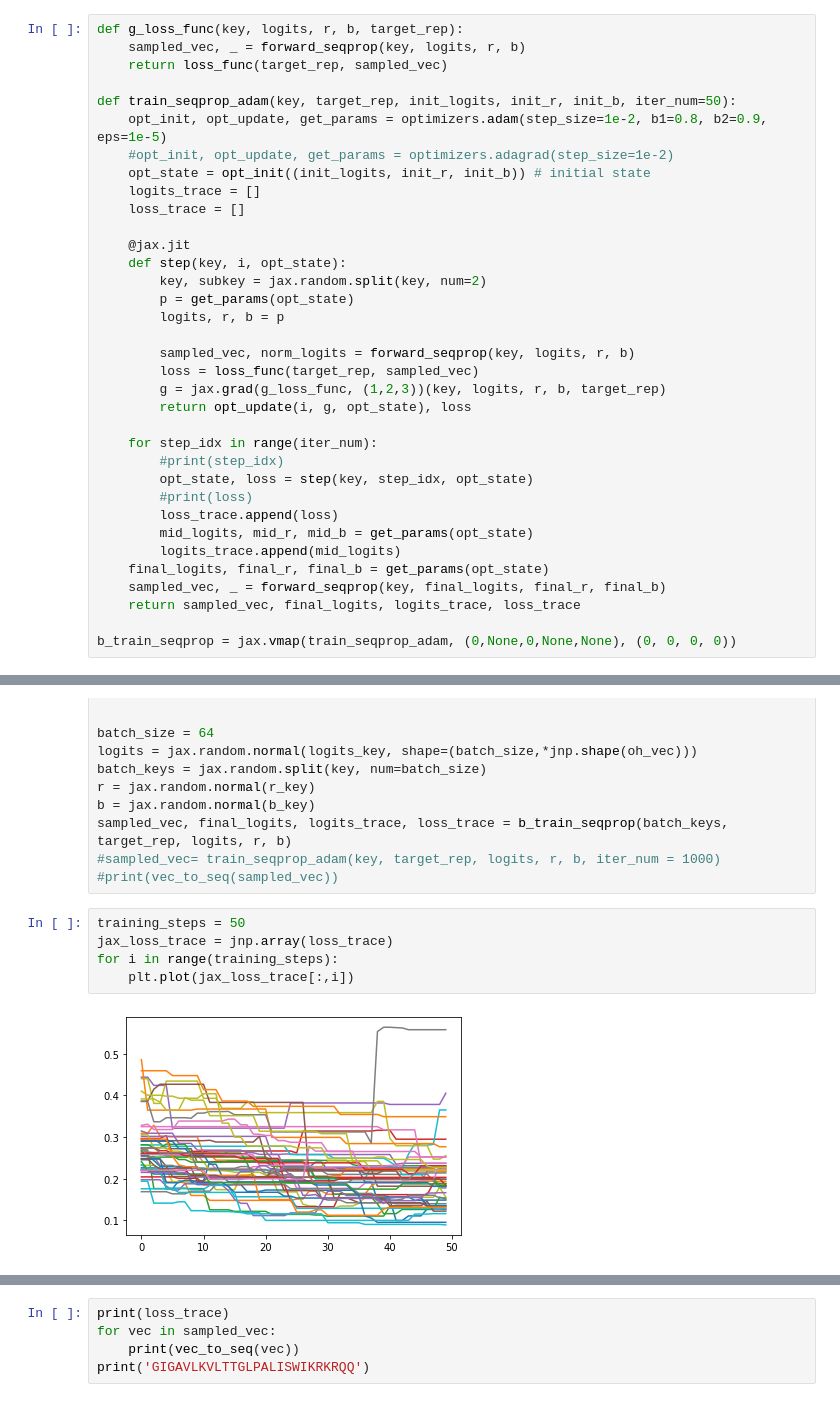
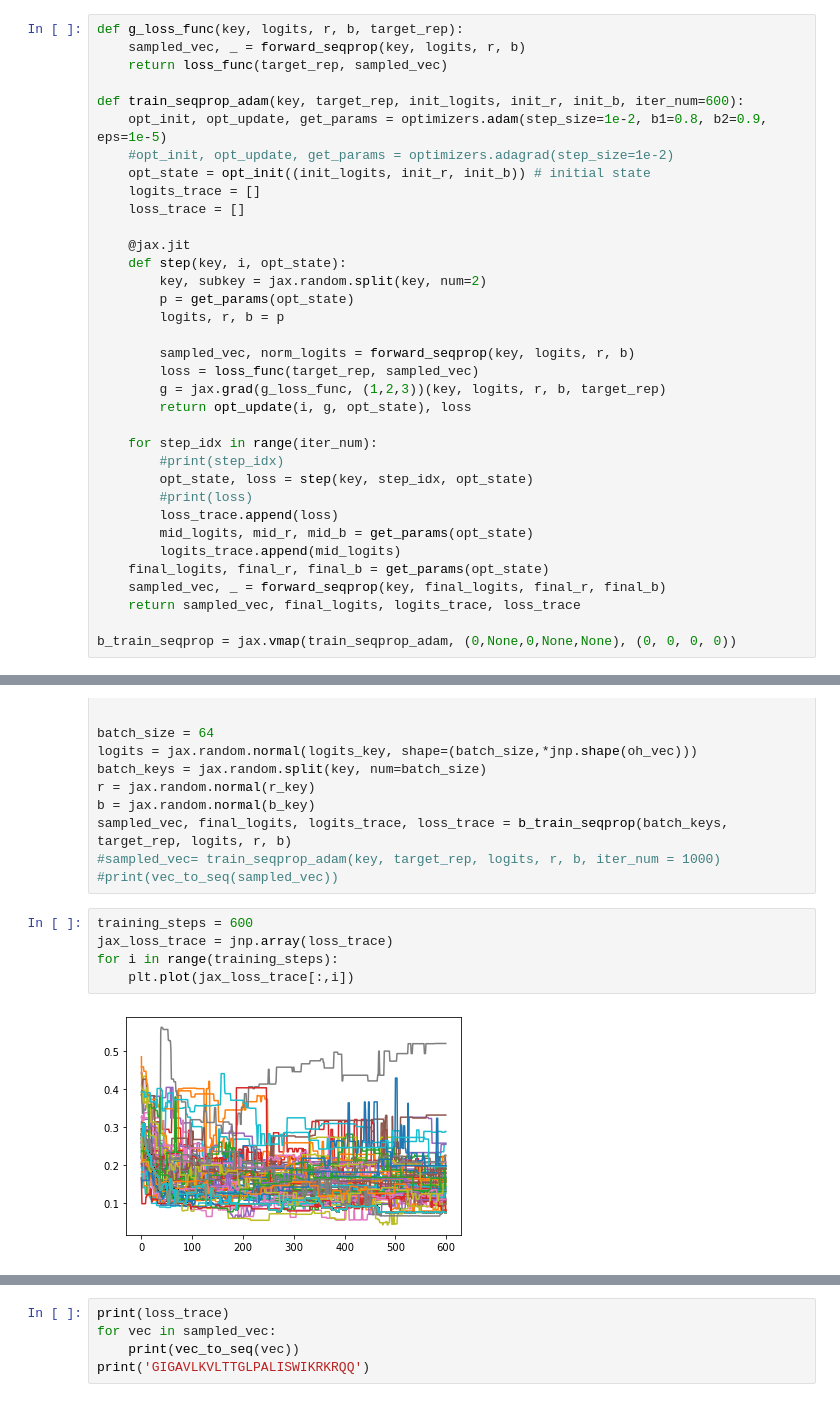
Before and after one commit to ur-whitelab/wazy, a Jupyter notebook: alp.ipynb, the cells around one changed output, grey strips where cells are left out. Cells and saved outputs as stored; diff of their text form.

```diff
--- a/alp.ipynb
+++ b/alp.ipynb
@@ -181,7 +181,7 @@ def g_loss_func(key, logits, r, b, target_rep):
     sampled_vec, _ = forward_seqprop(key, logits, r, b)
     return loss_func(target_rep, sampled_vec)
 
-def train_seqprop_adam(key, target_rep, init_logits, init_r, init_b, iter_num=50):
+def train_seqprop_adam(key, target_rep, init_logits, init_r, init_b, iter_num=600):
     opt_init, opt_update, get_params = optimizers.adam(step_size=1e-2, b1=0.8, b2=0.9, eps=1e-5)
     #opt_init, opt_update, get_params = optimizers.adagrad(step_size=1e-2)
     opt_state = opt_init((init_logits, init_r, init_b)) # initial state
@@ -229,9 +229,9 @@ sampled_vec, final_logits, logits_trace, loss_trace = b_train_seqprop(batch_keys
 #sampled_vec= train_seqprop_adam(key, target_rep, logits, r, b, iter_num = 1000)
 #print(vec_to_seq(sampled_vec))
 # %%
-training_steps = 50
+training_steps = 600
 jax_loss_trace = jnp.array(loss_trace)
 for i in range(training_steps):
     plt.plot(jax_loss_trace[:,i])
 # %% [output]
-[figure, old version]
+[figure, new version]
```
Also changed, not shown: parts of 3 cells of this notebook.
